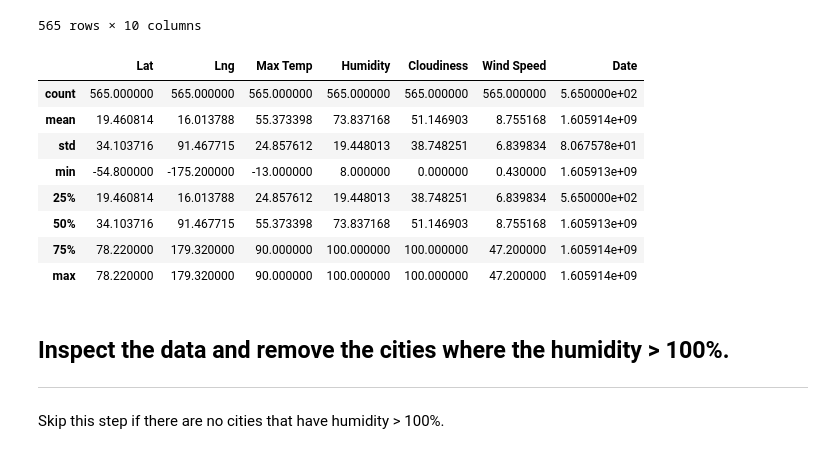
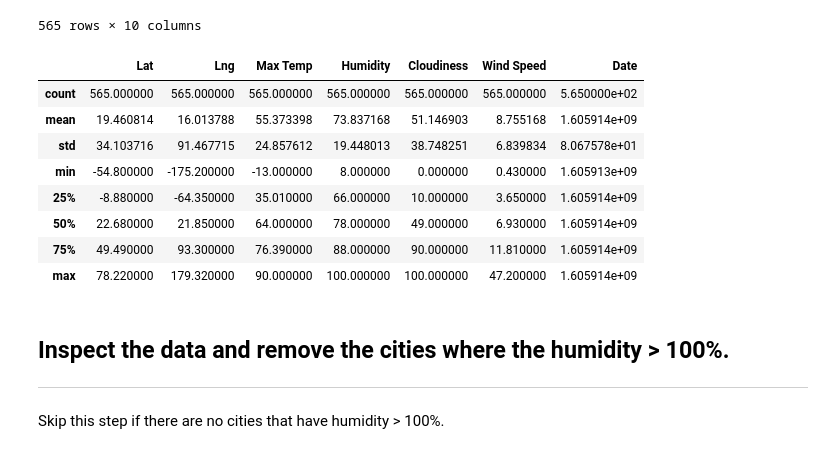
Before and after one commit to jacance/python-api-challenge, a Jupyter notebook: WeatherPy/WeatherPy.ipynb, the cells around one changed output. Drawn from its saved outputs; the diff is of its cells as text; code cells hidden in the pictures.

```diff
--- a/WeatherPy/WeatherPy.ipynb
+++ b/WeatherPy/WeatherPy.ipynb
@@ -222,29 +222,21 @@ weather_df
 | 563 | 563 | Skibbereen | 51.55 | -9.27 | 50.00 | 93 | 75 | 19.46 | IE | 1605913912 |
 | 564 | 564 | Ust-Kuyga | 70.02 | 135.60 | -5.67 | 89 | 94 | 8.75 | RU | 1605913913 |
 565 rows × 10 columns
-# %%
-# Aggregate to find count, mean, std, min, and max
-weather_agg = weather_df.aggregate(["count", "mean", "std", "min","max"])
-weather_agg = weather_agg.drop(columns=["Unnamed: 0", "City", "Country"])
-
-# Calculate quartiles and then concat two dataframes
-weather_quartile = weather_agg.quantile([.25,.5,.75])
-weather_stats = pd.concat([weather_agg, weather_quartile], axis=0, join='outer')
-
-# Clean up index
-weather_stats = weather_stats.rename(index={0.25: "25%", 0.5: "50%", 0.75: "75%"})
-weather_stats = weather_stats.reindex(["count", "mean", "std", "min", "25%", "50%", "75%", "max"])
-weather_stats
-# %% [output]
-|  | Lat | Lng | Max Temp | Humidity | Cloudiness | Wind Speed | Date |
-| count | 565.000000 | 565.000000 | 565.000000 | 565.000000 | 565.000000 | 565.000000 | 5.650000e+02 |
-| mean | 19.460814 | 16.013788 | 55.373398 | 73.837168 | 51.146903 | 8.755168 | 1.605914e+09 |
-| std | 34.103716 | 91.467715 | 24.857612 | 19.448013 | 38.748251 | 6.839834 | 8.067578e+01 |
-| min | -54.800000 | -175.200000 | -13.000000 | 8.000000 | 0.000000 | 0.430000 | 1.605913e+09 |
-| 25% | 19.460814 | 16.013788 | 24.857612 | 19.448013 | 38.748251 | 6.839834 | 5.650000e+02 |
-| 50% | 34.103716 | 91.467715 | 55.373398 | 73.837168 | 51.146903 | 8.755168 | 1.605913e+09 |
-| 75% | 78.220000 | 179.320000 | 90.000000 | 100.000000 | 100.000000 | 47.200000 | 1.605914e+09 |
-| max | 78.220000 | 179.320000 | 90.000000 | 100.000000 | 100.000000 | 47.200000 | 1.605914e+09 |
+# %%
+# Describe weather data
+weather_stats = weather_df.describe()
+weather_stats = weather_stats.drop(columns="Unnamed: 0")
+weather_stats
+# %% [output]
+|  | Lat | Lng | Max Temp | Humidity | Cloudiness | Wind Speed | Date |
+| count | 565.000000 | 565.000000 | 565.000000 | 565.000000 | 565.000000 | 565.000000 | 5.650000e+02 |
+| mean | 19.460814 | 16.013788 | 55.373398 | 73.837168 | 51.146903 | 8.755168 | 1.605914e+09 |
+| std | 34.103716 | 91.467715 | 24.857612 | 19.448013 | 38.748251 | 6.839834 | 8.067578e+01 |
+| min | -54.800000 | -175.200000 | -13.000000 | 8.000000 | 0.000000 | 0.430000 | 1.605913e+09 |
+| 25% | -8.880000 | -64.350000 | 35.010000 | 66.000000 | 10.000000 | 3.650000 | 1.605914e+09 |
+| 50% | 22.680000 | 21.850000 | 64.000000 | 78.000000 | 49.000000 | 6.930000 | 1.605914e+09 |
+| 75% | 49.490000 | 93.300000 | 76.390000 | 88.000000 | 90.000000 | 11.810000 | 1.605914e+09 |
+| max | 78.220000 | 179.320000 | 90.000000 | 100.000000 | 100.000000 | 47.200000 | 1.605914e+09 |
 # %% [markdown]
 ## Inspect the data and remove the cities where the humidity > 100%.
 ----
```
Also changed, not shown: parts of 1 cell of this notebook, 4 other files.
